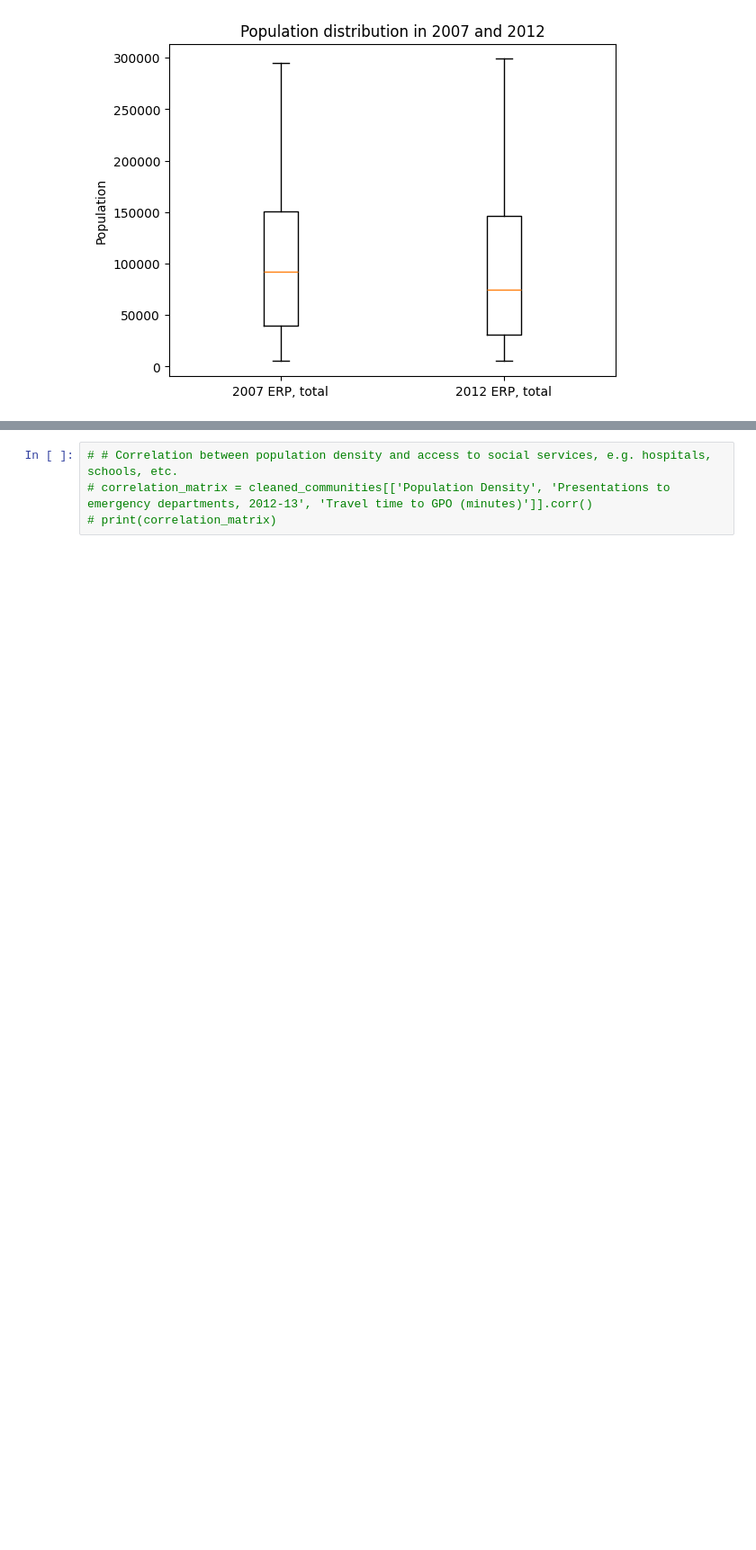
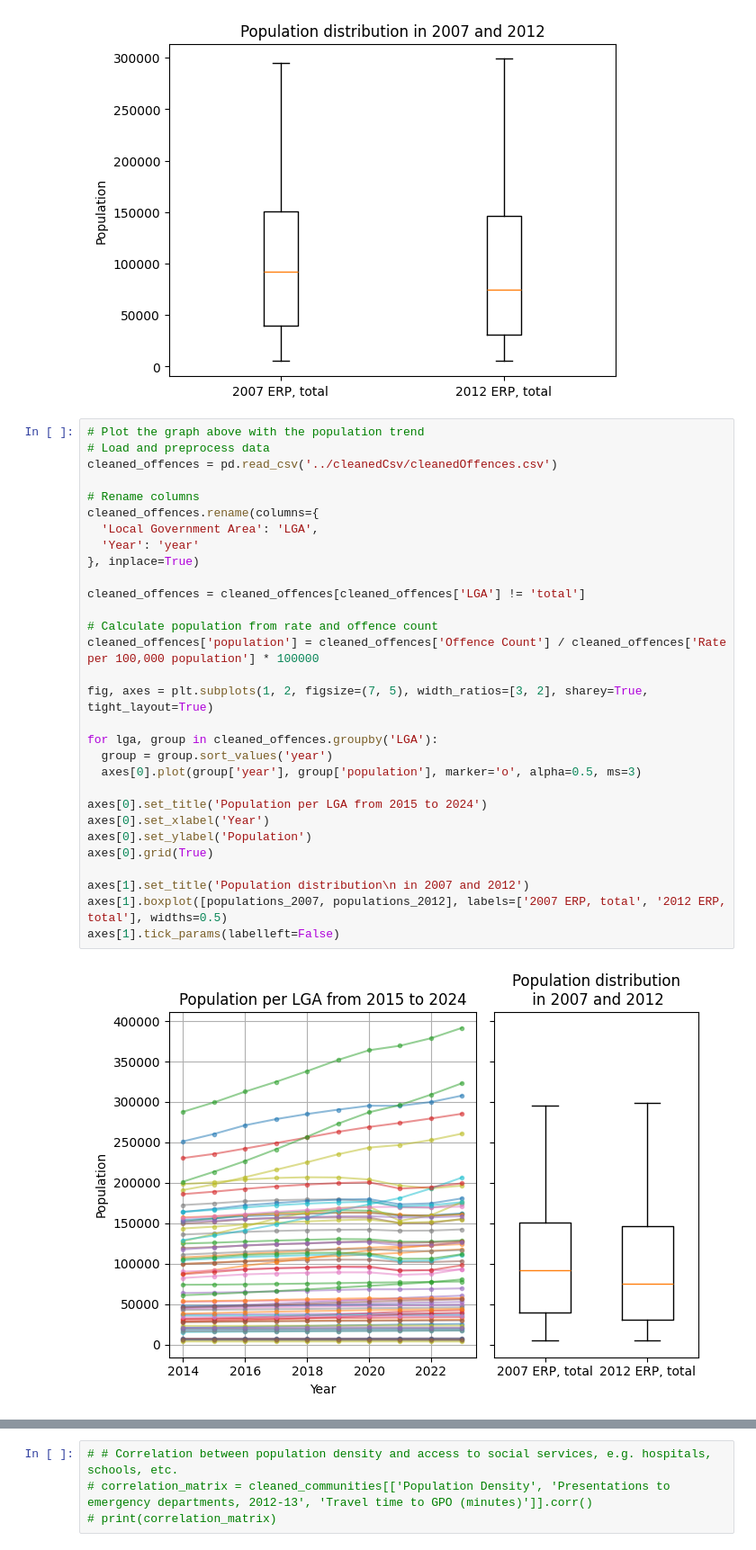
Before and after one commit to khangluong2004/COMP20008_Assignment2, a Jupyter notebook: michael/eda_communities.ipynb, the cells around one changed output, grey strips where cells are left out. Shown at 90% size. Saved outputs shown, nothing was run; the diff lists cells and outputs as text; blank space fills up the shorter version.

```diff
--- a/michael/eda_communities.ipynb
+++ b/michael/eda_communities.ipynb
@@ -65,6 +65,38 @@ Name: 2007 ERP, total, dtype: float64
 max      298909.000000
 Name: 2012 ERP, total, dtype: float64
 [figure]
+# %%
+# Plot the graph above with the population trend
+# Load and preprocess data
+cleaned_offences = pd.read_csv('../cleanedCsv/cleanedOffences.csv')
+
+# Rename columns
+cleaned_offences.rename(columns={
+  'Local Government Area': 'LGA',
+  'Year': 'year'
+}, inplace=True)
+
+cleaned_offences = cleaned_offences[cleaned_offences['LGA'] != 'total']
+
+# Calculate population from rate and offence count
+cleaned_offences['population'] = cleaned_offences['Offence Count'] / cleaned_offences['Rate per 100,000 population'] * 100000
+
+fig, axes = plt.subplots(1, 2, figsize=(7, 5), width_ratios=[3, 2], sharey=True, tight_layout=True)
+
+for lga, group in cleaned_offences.groupby('LGA'):
+  group = group.sort_values('year')
+  axes[0].plot(group['year'], group['population'], marker='o', alpha=0.5, ms=3)
+
+axes[0].set_title('Population per LGA from 2015 to 2024')
+axes[0].set_xlabel('Year')
+axes[0].set_ylabel('Population')
+axes[0].grid(True)
+
+axes[1].set_title('Population distribution\n in 2007 and 2012')
+axes[1].boxplot([populations_2007, populations_2012], labels=['2007 ERP, total', '2012 ERP, total'], widths=0.5)
+axes[1].tick_params(labelleft=False)
+# %% [output]
+[figure, added]
 # %%
 # Calculate the population density
 cleaned_communities['Population Density'] = cleaned_communities['Population'] / cleaned_communities['Area (km^2)']
```
Also changed, not shown: parts of 1 cell of this notebook.
